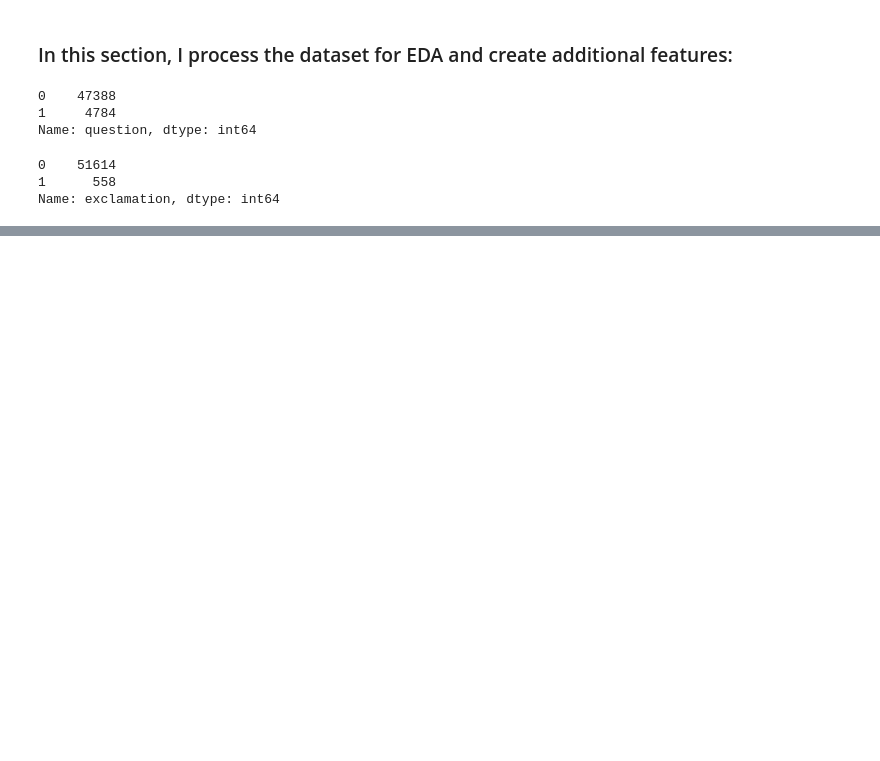
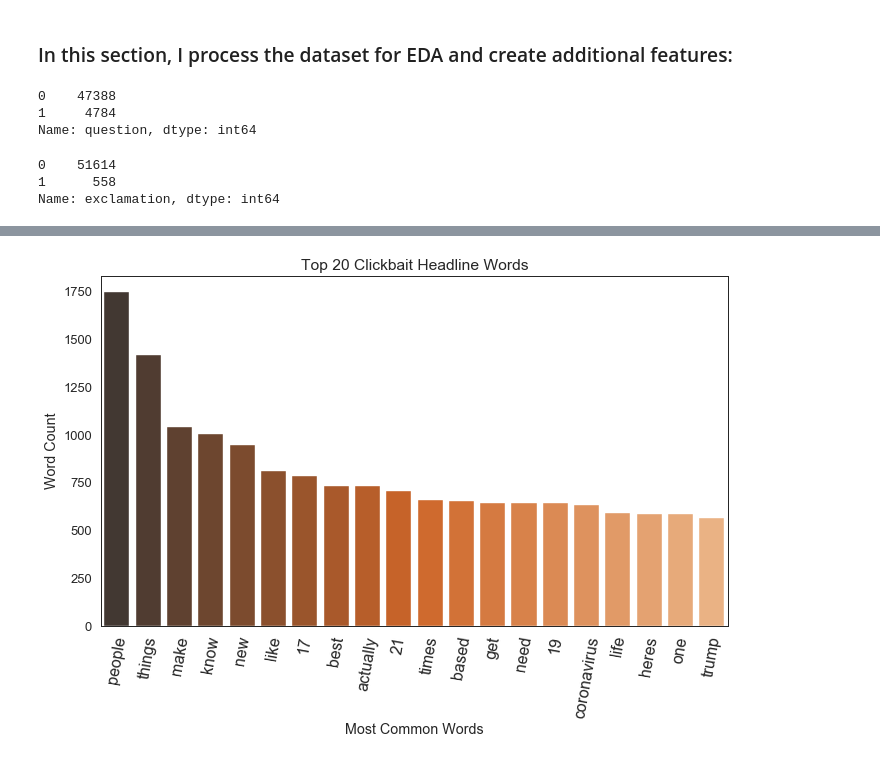
Before and after one commit to AlisonSalerno/clickbait_detector, a Jupyter notebook: cleaning&EDA.ipynb, the cells around one changed output, grey strips where cells are left out. Cells and saved outputs as stored; diff of their text form; code cells hidden in the pictures; blank space fills up the shorter version.

```diff
--- a/cleaning&EDA.ipynb
+++ b/cleaning&EDA.ipynb
@@ -202,0 +249,3 @@ Name: exclamation, dtype: int64
+# %%
+#creating seperate dataframes for each class
+df_cb=df[df['class']==1]
@@ -202,0 +254,8 @@ Name: exclamation, dtype: int64
+# %%
+#creating a list of unique words for each class
+cb_list=list(df_cb['text'])
+
+total_vocab_cb = set()
+for word in cb_list:
+    total_vocab_cb.update(word)
+len(total_vocab_cb)
@@ -202,0 +273,8 @@ Name: exclamation, dtype: int64
+# %%
+
+flat_cb = [item for sublist in cb_list for item in sublist]
+flat_noncb = [item for sublist in noncb_list for item in sublist]
+
+
+cb_freq = FreqDist(flat_cb)
+noncb_freq = FreqDist(flat_noncb)
@@ -202,0 +329,22 @@ Name: exclamation, dtype: int64
+# %%
+# create counts of clickbait and non-clickbait words and values
+cb_bar_counts = [x[1] for x in cb_freq.most_common(20)]
+cb_bar_words = [x[0] for x in cb_freq.most_common(20)]
+
+noncb_bar_counts = [x[1] for x in noncb_freq.most_common(20)]
+noncb_bar_words = [x[0] for x in noncb_freq.most_common(20)]
+
+plt.style.use('seaborn-talk')
+# %%
+#bar plot for top 15 most common clickbait words
+word_freq_figure1 = plt.figure(figsize=(10,6))
+sns.barplot(cb_bar_words, cb_bar_counts,palette='Oranges_d')
+plt.xticks(fontsize=16)
+plt.xticks(rotation=80)
+plt.title('Top 20 Clickbait Headline Words')
+plt.xlabel('Most Common Words')
+plt.ylabel('Word Count')
+sns.set_style('white')
+plt.show()
+# %% [output]
+[figure, added]
```
Also changed, not shown: parts of 25 cells of this notebook, 2 other files.
